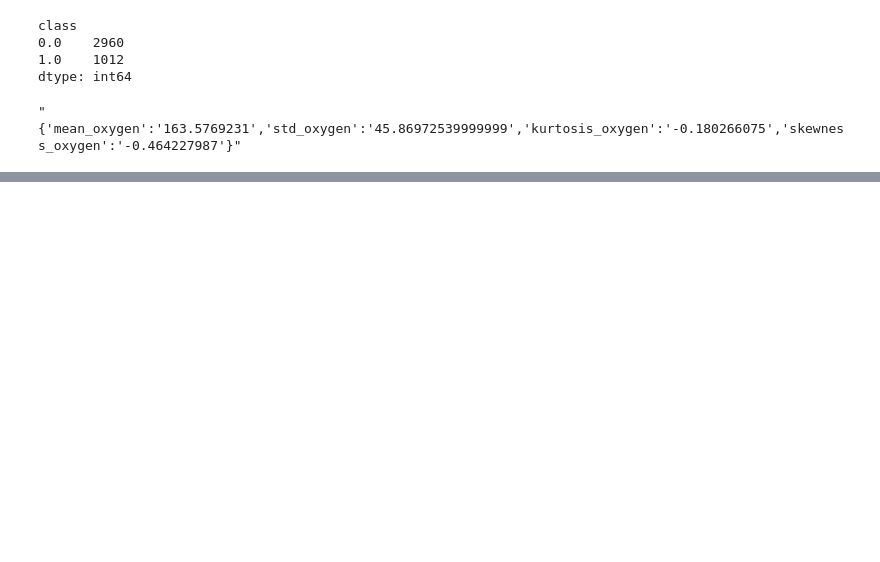
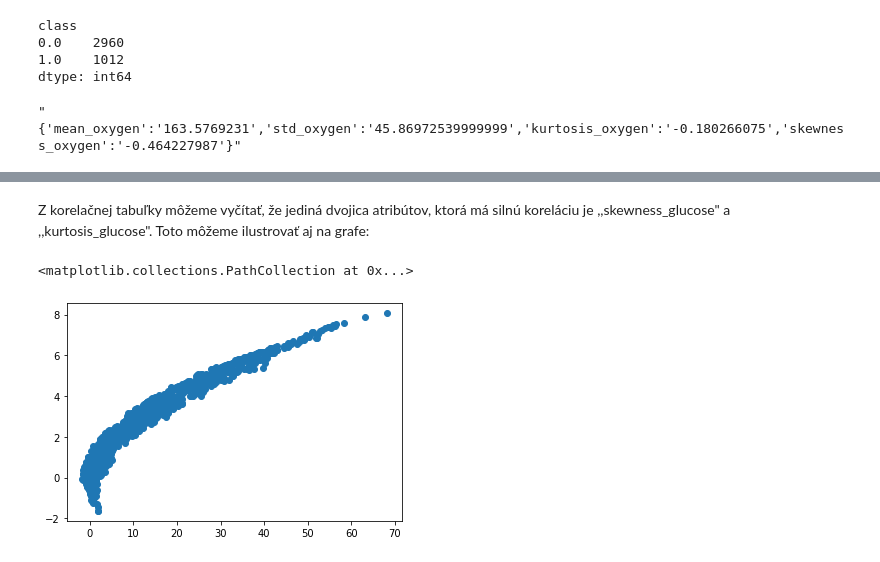
Before and after one commit to martinbudinsky3/diabetes-prediction, a Jupyter notebook: Untitled.ipynb, the cells around one changed output, grey strips where cells are left out. Saved outputs shown, nothing was run; the diff lists cells and outputs as text; code cells hidden in the pictures; blank space fills up the shorter version.

```diff
--- a/Untitled.ipynb
+++ b/Untitled.ipynb
@@ -179,0 +271,7 @@ train_data['medical_info'][0]
+# %% [markdown]
+Z korelačnej tabuľky môžeme vyčítať, že jediná dvojica atribútov, ktorá má silnú koreláciu je ,,skewness_glucose" a ,,kurtosis_glucose". Toto môžeme ilustrovať aj na grafe:
+# %%
+plt.scatter(train_data.skewness_glucose, train_data.kurtosis_glucose)
+# %% [output]
+<matplotlib.collections.PathCollection at 0x...>
+[figure, added]
```
Also changed, not shown: parts of 26 cells of this notebook.
